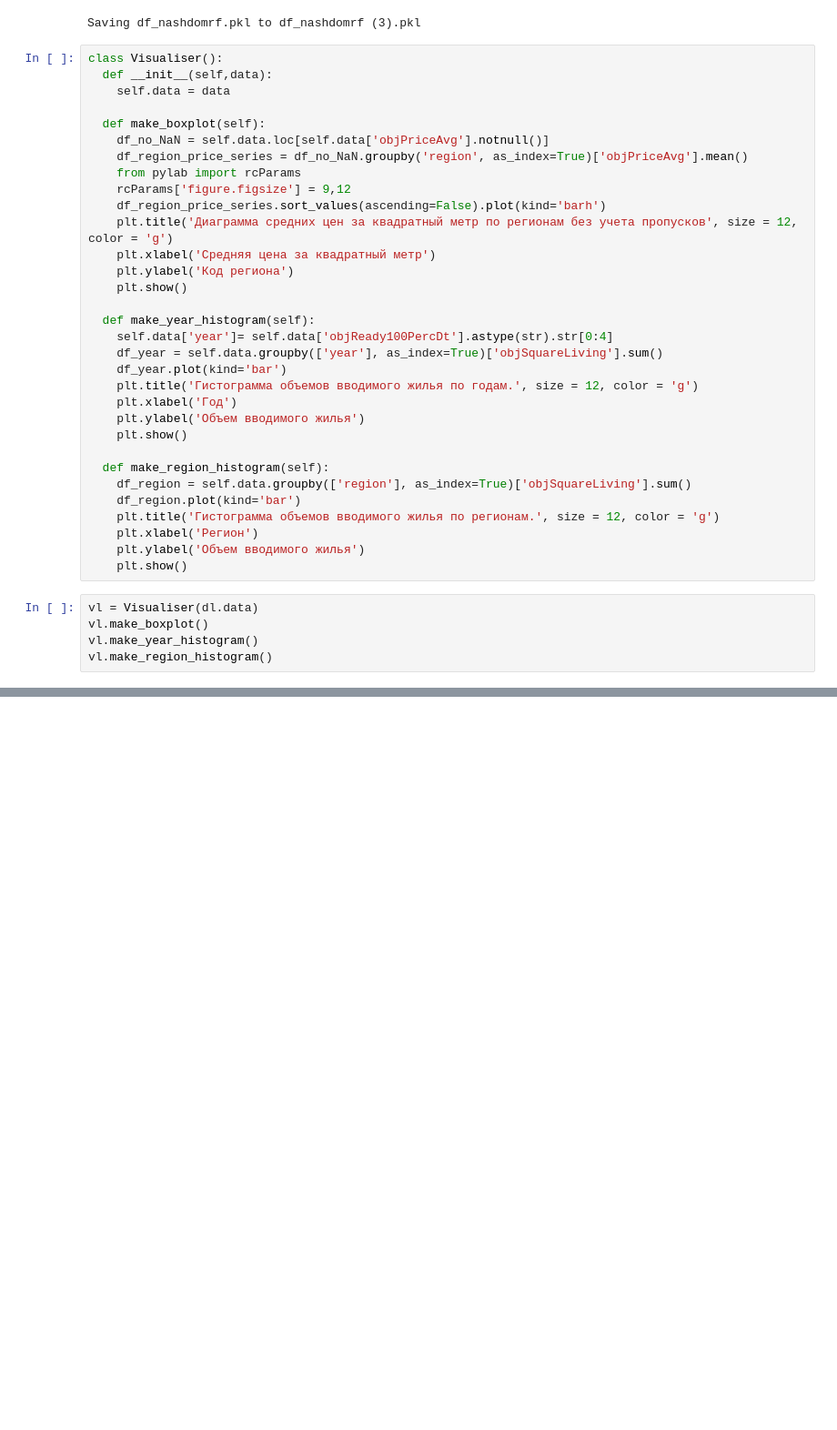
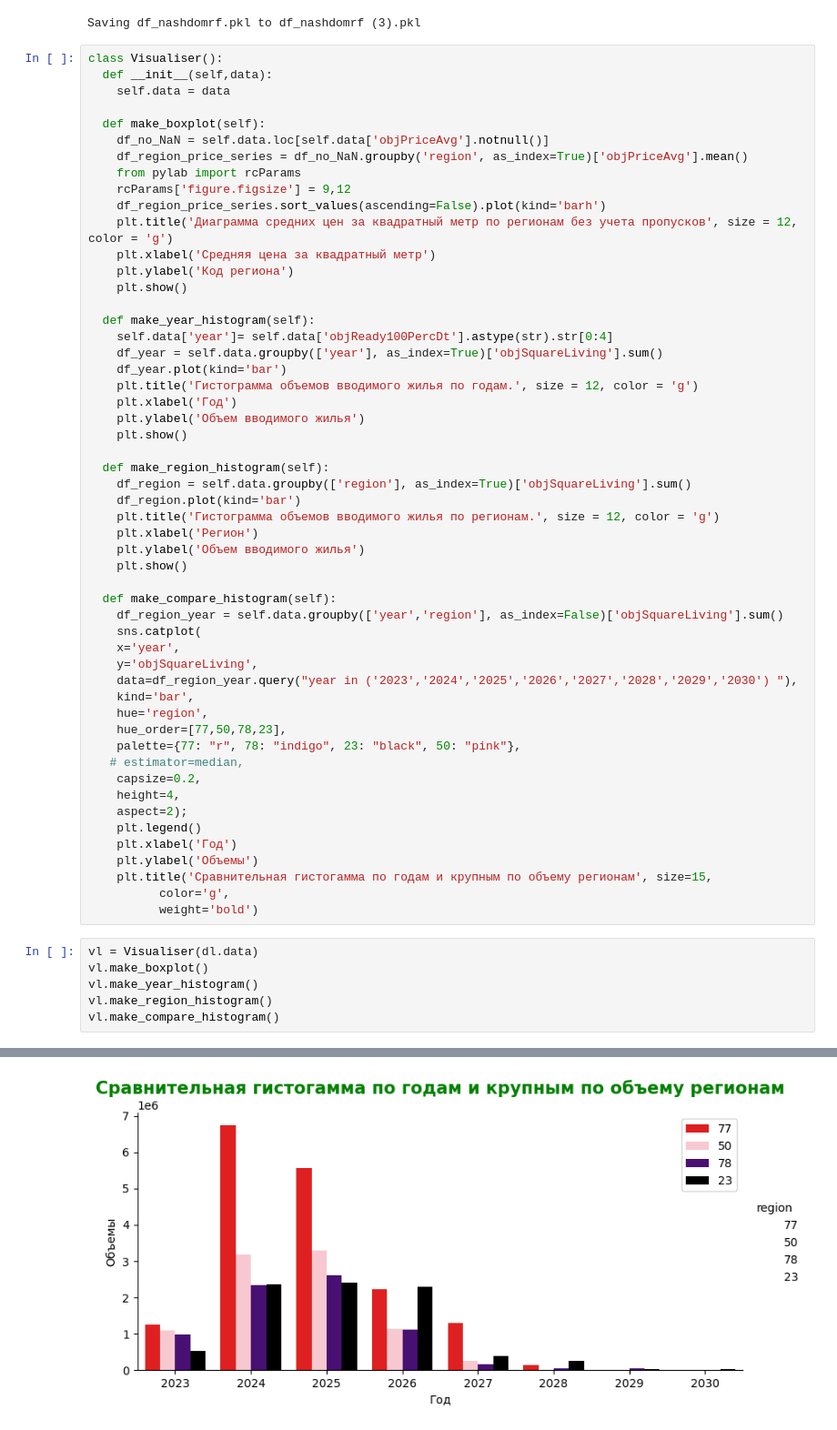
Before and after one commit to NtimTim/DS_School_Home_Work, a Jupyter notebook: Hometask/Task3_dmrf_OOP.ipynb, the cells around one changed output, grey strips where cells are left out. Shown: that part at 91% size. Saved outputs shown, nothing was run; the diff lists cells and outputs as text; blank space fills up the shorter version.

```diff
--- a/Hometask/Task3_dmrf_OOP.ipynb
+++ b/Hometask/Task3_dmrf_OOP.ipynb
@@ -117,12 +117,35 @@ class Visualiser():
     plt.xlabel('Регион')
     plt.ylabel('Объем вводимого жилья')
     plt.show()
+
+  def make_compare_histogram(self):
+    df_region_year = self.data.groupby(['year','region'], as_index=False)['objSquareLiving'].sum()
+    sns.catplot(
+    x='year',
+    y='objSquareLiving',
+    data=df_region_year.query("year in ('2023','2024','2025','2026','2027','2028','2029','2030') "),
+    kind='bar',
+    hue='region',
+    hue_order=[77,50,78,23],
+    palette={77: "r", 78: "indigo", 23: "black", 50: "pink"},
+   # estimator=median,
+    capsize=0.2,
+    height=4,
+    aspect=2);
+    plt.legend()
+    plt.xlabel('Год')
+    plt.ylabel('Объемы')
+    plt.title('Сравнительная гистогамма по годам и крупным по объему регионам', size=15,
+          color='g',
+          weight='bold')
 # %%
 vl = Visualiser(dl.data)
 vl.make_boxplot()
 vl.make_year_histogram()
 vl.make_region_histogram()
+vl.make_compare_histogram()
 # %% [output]
 [figure]
 [figure]
 [figure]
+[figure, added]
```
